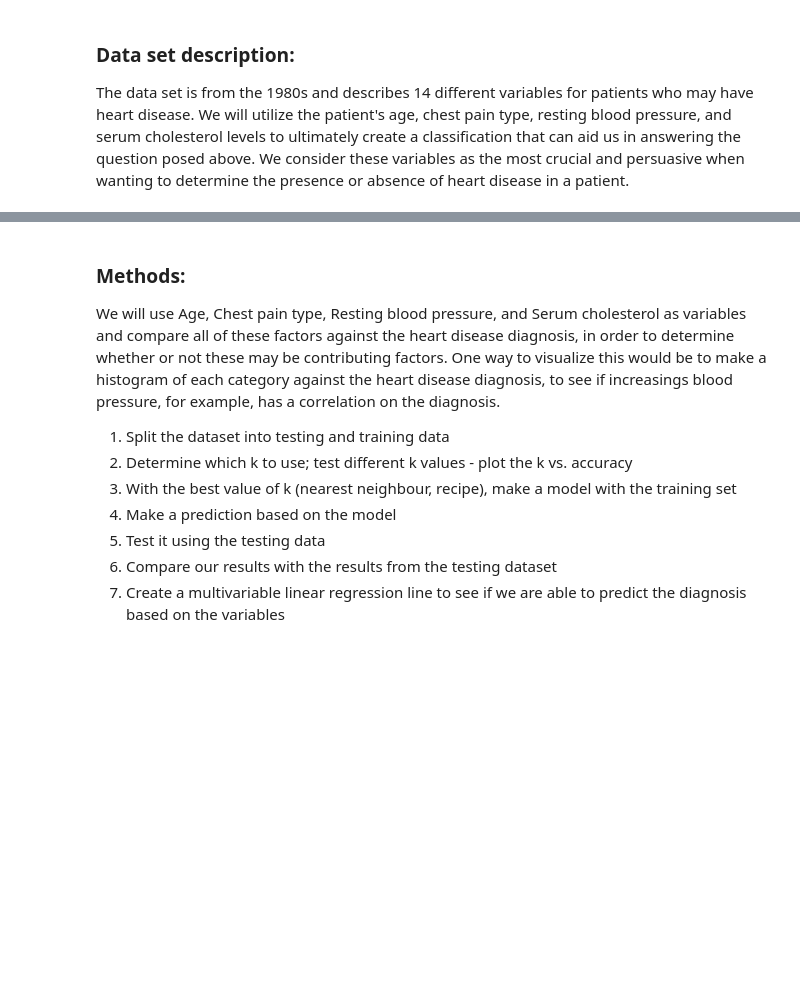
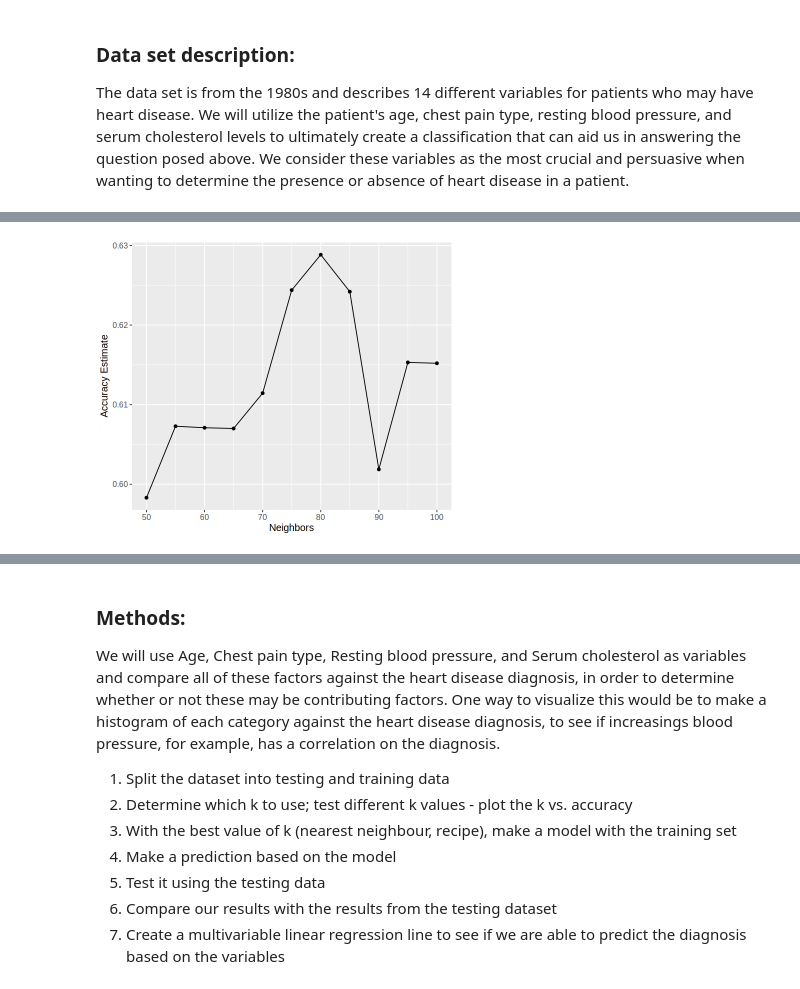
Before and after one commit to Parsapk1/NEW_DSCI_PROJECT, a Jupyter notebook: DSCI100_Project.ipynb, the cells around one changed output, grey strips where cells are left out. Drawn from its saved outputs; the diff is of its cells as text; code cells hidden in the pictures; blank space fills up the shorter version.

```diff
--- a/DSCI100_Project.ipynb
+++ b/DSCI100_Project.ipynb
@@ -123,33 +243,37 @@ training_set_proportions
 # %%
-# +
-k_vals <- tibble(neighbors = seq(from = 1, to = 100, by = 5))
+# This procedure includes cross-validation which intends to find the optimal k value with the highest accuracy for our model.
+# because from the scatter plot, it seems like there might be a weak relationship between the predictors and the results,
+# we may need a large numbers of "neighbors" to build our model here: testing k starts from 50
+k_vals <- tibble(neighbors = seq(from = 50, to = 100, by = 5))
 options(repr.plot.height = 5, repr.plot.width = 6)
 
 knn_tune <- nearest_neighbor(weight_func = "rectangular",
                             neighbors = tune()) |>
                             set_engine("kknn") |>
                             set_mode("classification")
 
 diagnosis_recipe <- recipe(Diagnosis ~ ., data = heart_train) |>
                                 step_scale(all_predictors()) |>
                                 step_center(all_predictors())
 
 diagnosis_vfold <- vfold_cv(heart_train, v = 5, strata = Diagnosis)
 
 diagnosis_analysis <- workflow() |>
                     add_recipe(diagnosis_recipe) |>
                     add_model(knn_tune) |>
                     tune_grid(resamples = diagnosis_vfold, grid = k_vals)
 
 accuracies <- diagnosis_analysis |>
                 collect_metrics() |>
                 filter(.metric == "accuracy")
 
 cross_val_plot <- ggplot(accuracies, aes(x = neighbors, y = mean)) +
                     geom_point() +
                     geom_line() +
                     labs(x = "Neighbors", y = "Accuracy Estimate") +
                     theme(text = element_text(size = 12))
 
 cross_val_plot
+# %% [output]
+[figure, added]
 # %%
```
Also changed, not shown: parts of 15 cells of this notebook.
